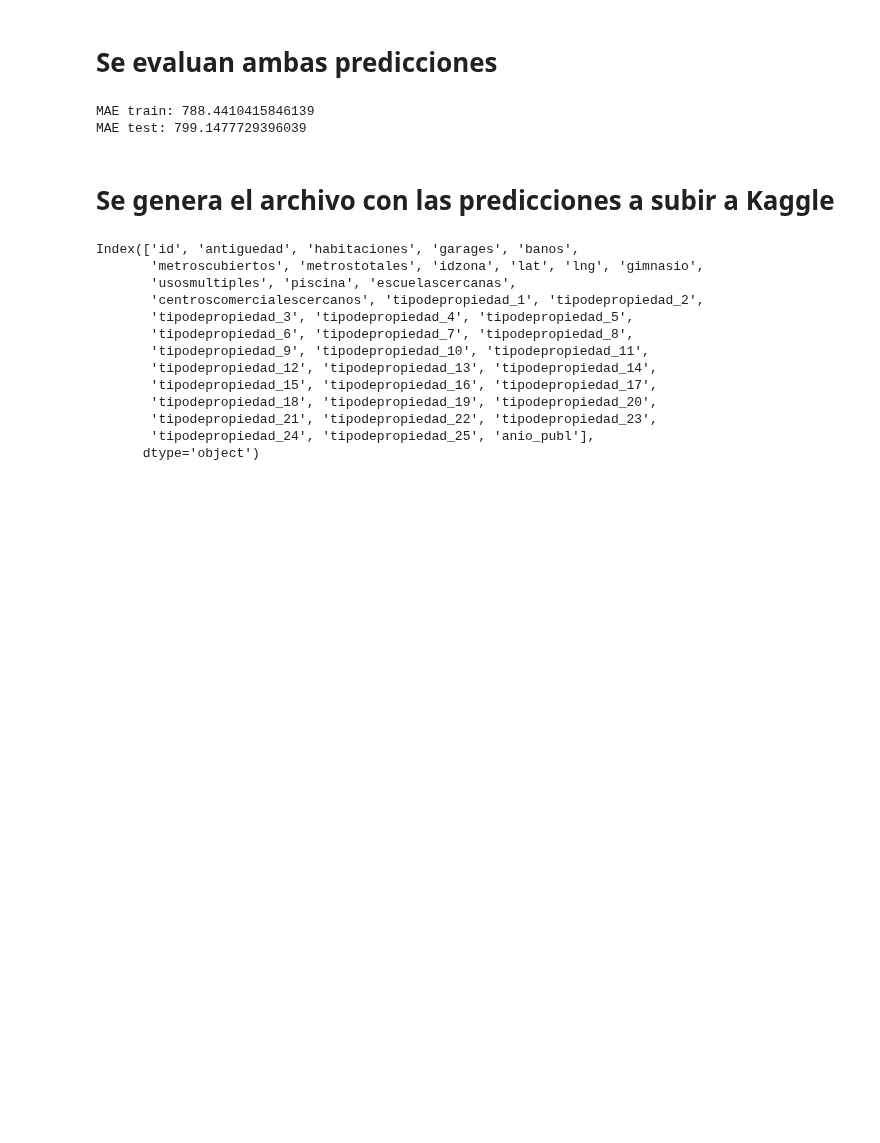
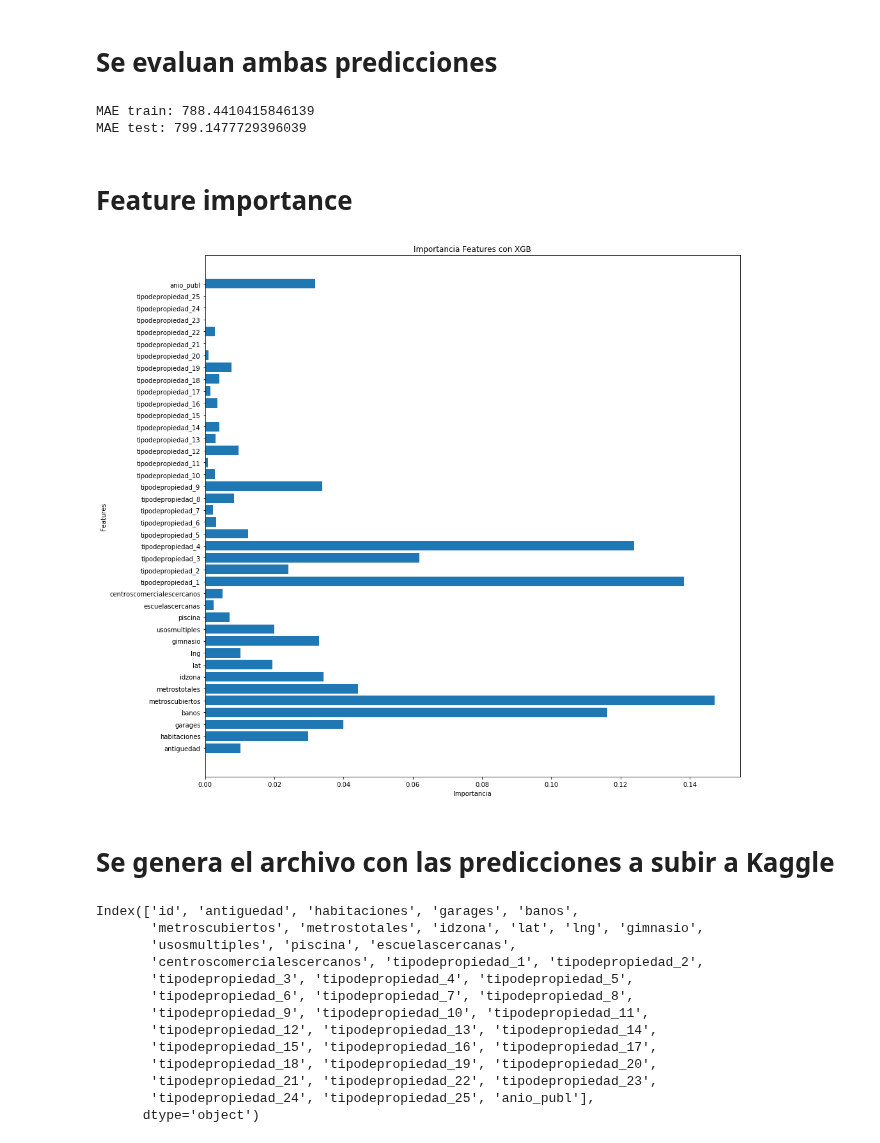
Before and after one commit to Alaneta/Datacones, a Jupyter notebook: tp2/Para_probar_features.ipynb, the cells around one changed output. Cells and saved outputs as stored; diff of their text form; code cells hidden in the pictures; blank space fills up the shorter version.

Commit message:
Agregado grafico de feature importance

```diff
--- a/tp2/Para_probar_features.ipynb
+++ b/tp2/Para_probar_features.ipynb
@@ -109,6 +109,17 @@ print("MAE test: "+str(mae_test))
 # %% [output]
 MAE train: 788.4410415846139
 MAE test: 799.1477729396039
+# %% [markdown]
+# Feature importance
+# %%
+plt.figure(figsize = (15,15))
+plt.barh(X_train.columns, xg_reg.feature_importances_)
+plt.xlabel('Importancia')
+plt.ylabel('Features')
+plt.title('Importancia Features con XGB')
+plt.show()
+# %% [output]
+[figure, added]
 # %% [markdown]
 # Se genera el archivo con las predicciones a subir a Kaggle
 # %%
```
